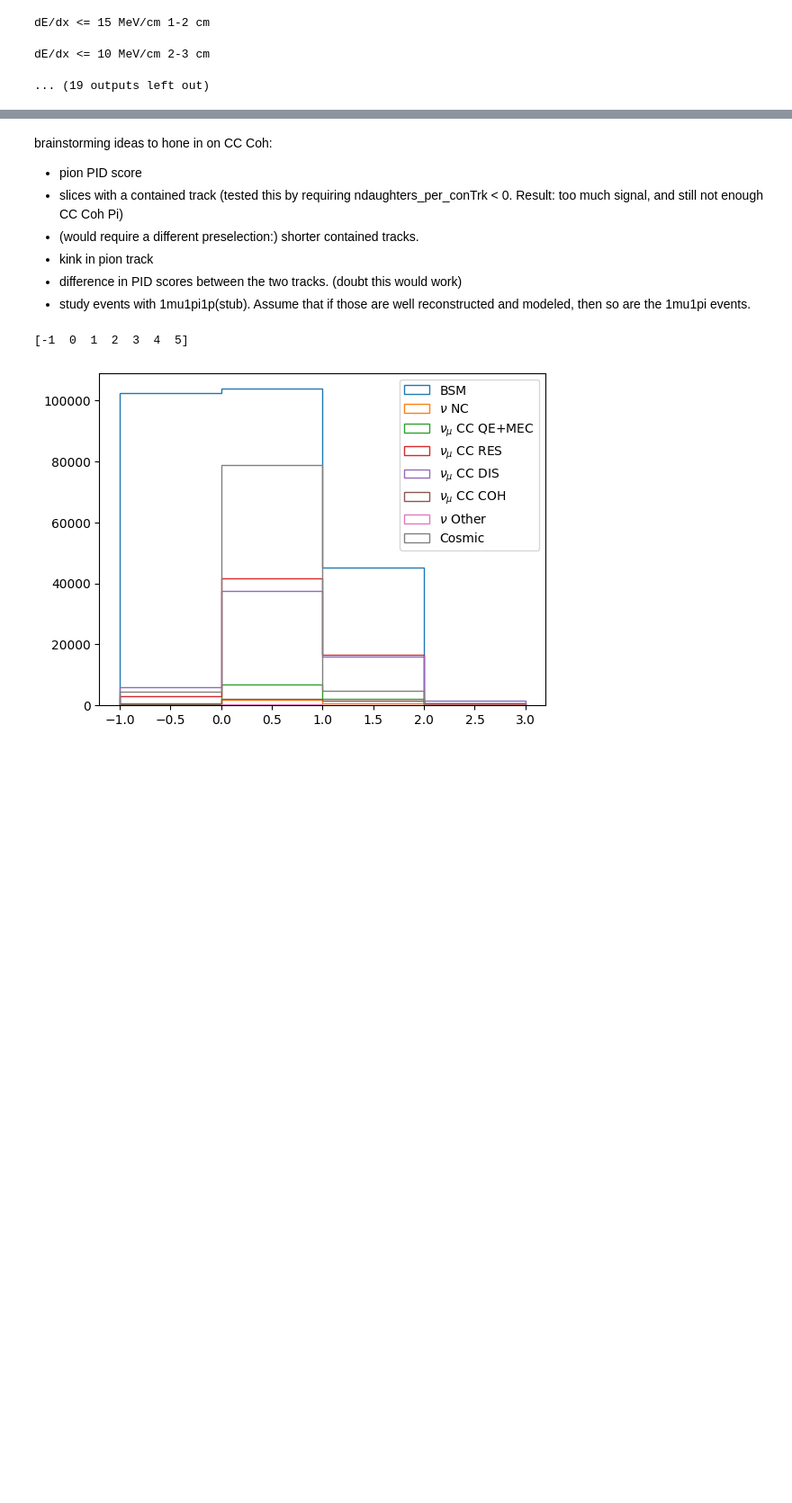
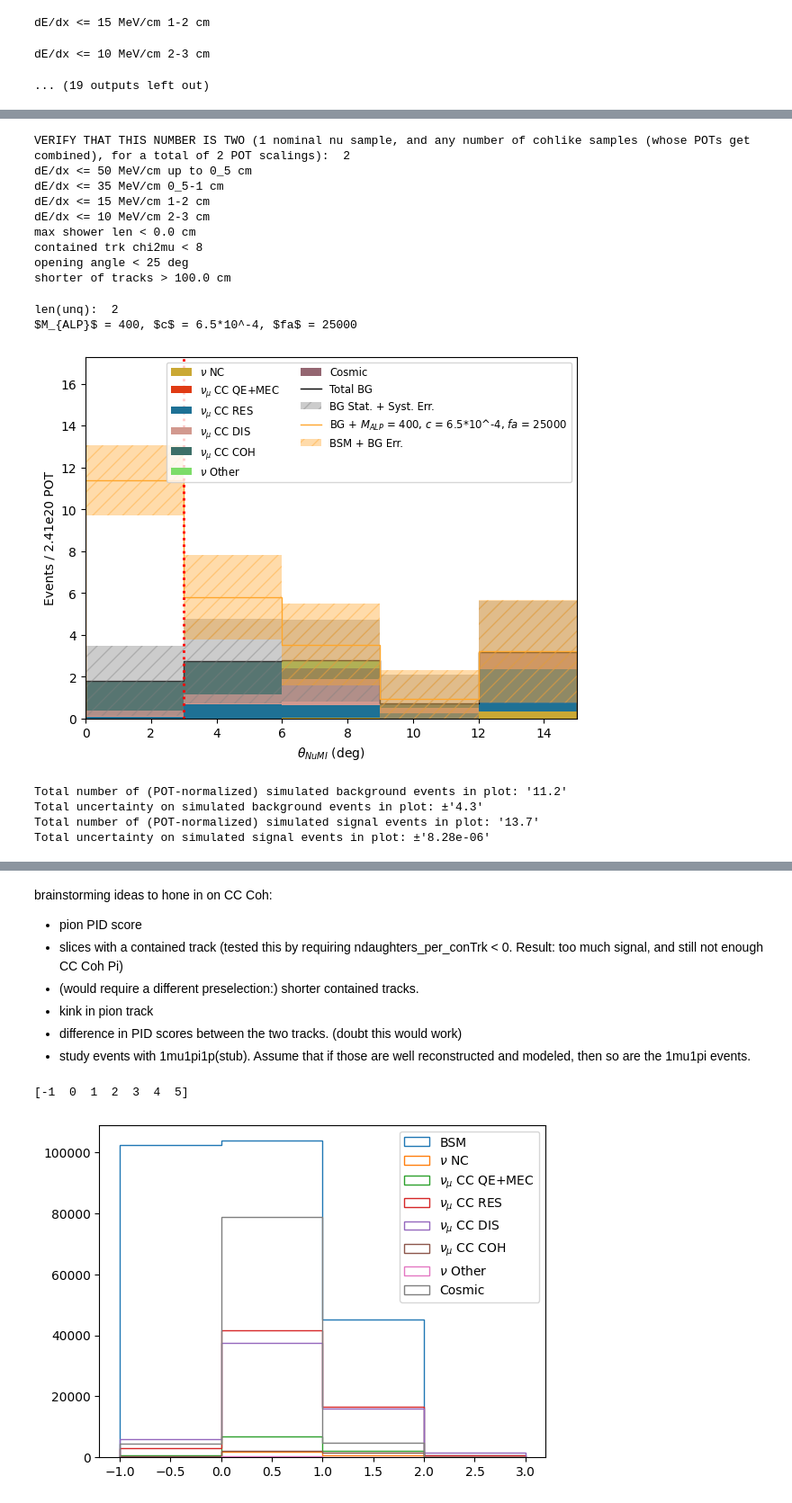
Before and after one commit to SBNSoftware/sbnana, a Jupyter notebook: sbnana/SBNAna/icarus-analysis-villiage/pyana/dimuon-tools/nb/unc_requestNearSB.ipynb, the cells around one changed output, grey strips where cells are left out. Shown at 90% size. Cells and saved outputs as stored; diff of their text form; code cells hidden in the pictures; blank space fills up the shorter version.

```diff
--- a/sbnana/SBNAna/icarus-analysis-villiage/pyana/dimuon-tools/nb/unc_requestNearSB.ipynb
+++ b/sbnana/SBNAna/icarus-analysis-villiage/pyana/dimuon-tools/nb/unc_requestNearSB.ipynb
@@ -3348,0 +3688,41 @@ evtSel_dict = dict([
+# %%
+# SIDEBAND AND SIGNAL BOX!
+
+mccoh_syst_evtdfs = mccoh_detVar_evtdfs
+mccoh_dv_vars = [df.Snumi_angle_hybrid_rangeCorrectedMCS*180./math.pi for df in mccoh_detVar_evtdfs]
+
+x = makeplot_toFit(evtdf, evtdf.Snumi_angle_hybrid_rangeCorrectedMCS*180./math.pi,
+             mccoh_syst_evtdfs, mccoh_dv_vars,
+             (0,15.), bins=5, vline=[3.],
+             xlabel = "$\\theta_{NuMI}$ (deg)", detailed_nu="int_type",
+             ratio_bounds=[0.,2.], plotname='theta_NuMI',
+             textOnPlot = 'n-1 cuts of Selection DD applied. \n(not currently using all avail. cohlike evts)',
+             #textOnPlot = 'Selection J applied. \n(not currently using all avail. cohlike evts)',
+             bsm_index=9,
+             rwt_alp=True,
+             fwt_bsm_to_high_prob_bench = False,
+             bsm_detector_varis_vars=0,
+             bsm_magnifier = 10000,
+             evtSel_key='J',
+             do_detector_variations=True,
+             print_cuts = True #, do_subplot = False
+
+        )
+x_400 = x
+# %% [output]
+VERIFY THAT THIS NUMBER IS TWO (1 nominal nu sample, and any number of cohlike samples (whose POTs get combined), for a total of 2 POT scalings):  2
+dE/dx <= 50 MeV/cm up to 0_5 cm
+dE/dx <= 35 MeV/cm 0_5-1 cm
+dE/dx <= 15 MeV/cm 1-2 cm
+dE/dx <= 10 MeV/cm 2-3 cm
+max shower len < 0.0 cm
+contained trk chi2mu < 8
+opening angle < 25 deg
+shorter of tracks > 100.0 cm
+len(unq):  2
+$M_{ALP}$ = 400, $c$ = 6.5*10^-4, $fa$ = 25000
+[figure, added]
+Total number of (POT-normalized) simulated background events in plot: '11.2'
+Total uncertainty on simulated background events in plot: ±'4.3'
+Total number of (POT-normalized) simulated signal events in plot: '13.7'
+Total uncertainty on simulated signal events in plot: ±'8.28e-06'
```
Also changed, not shown: parts of 46 cells of this notebook, 3 other files.
